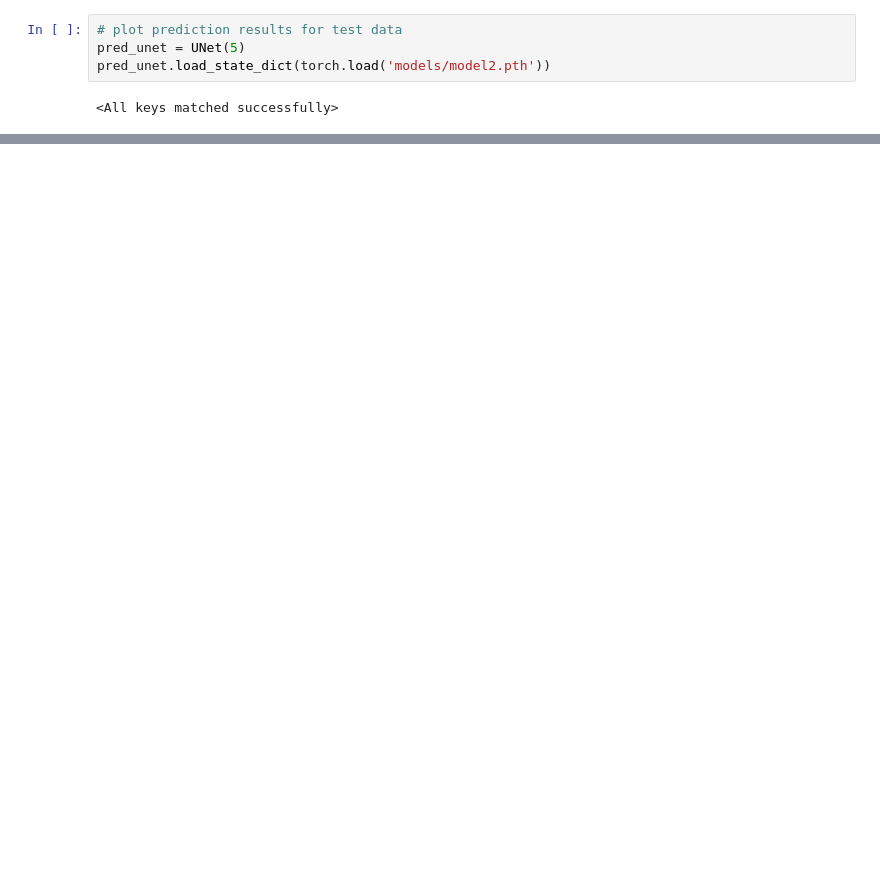
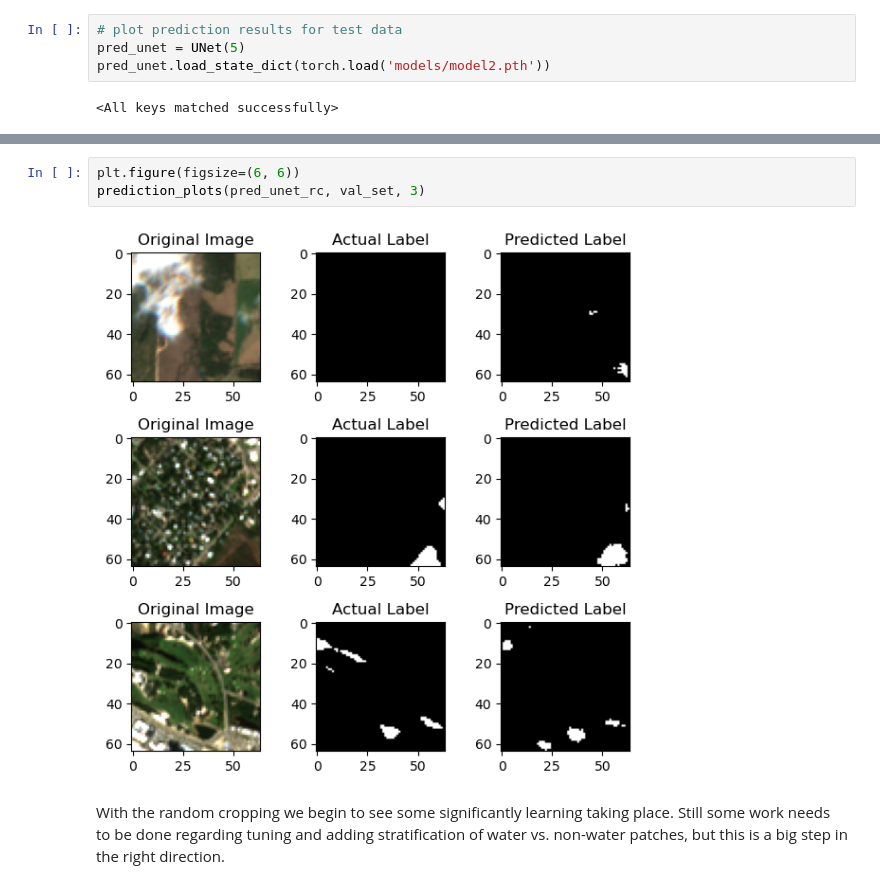
Before and after one commit to davdma/floodmaps, a Jupyter notebook: unet.ipynb, the cells around one changed output, grey strips where cells are left out. Saved outputs shown, nothing was run; the diff lists cells and outputs as text; blank space fills up the shorter version.

```diff
--- a/unet.ipynb
+++ b/unet.ipynb
@@ -583,0 +865,7 @@ plt.show()
+# %%
+plt.figure(figsize=(6, 6))
+prediction_plots(pred_unet_rc, val_set, 3)
+# %% [output]
+[figure, added]
+# %% [markdown]
+With the random cropping we begin to see some significantly learning taking place. Still some work needs to be done regarding tuning and adding stratification of water vs. non-water patches, but this is a big step in the right direction.
```
Also changed, not shown: parts of 37 cells of this notebook.
